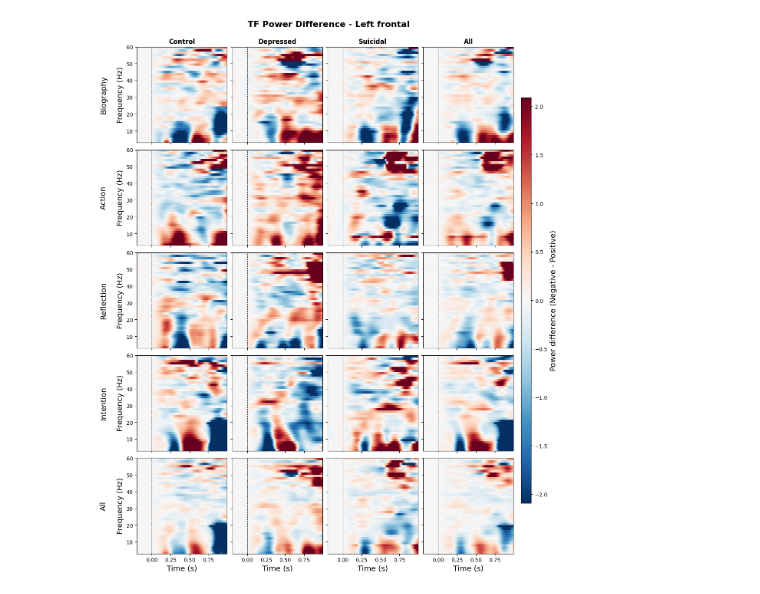
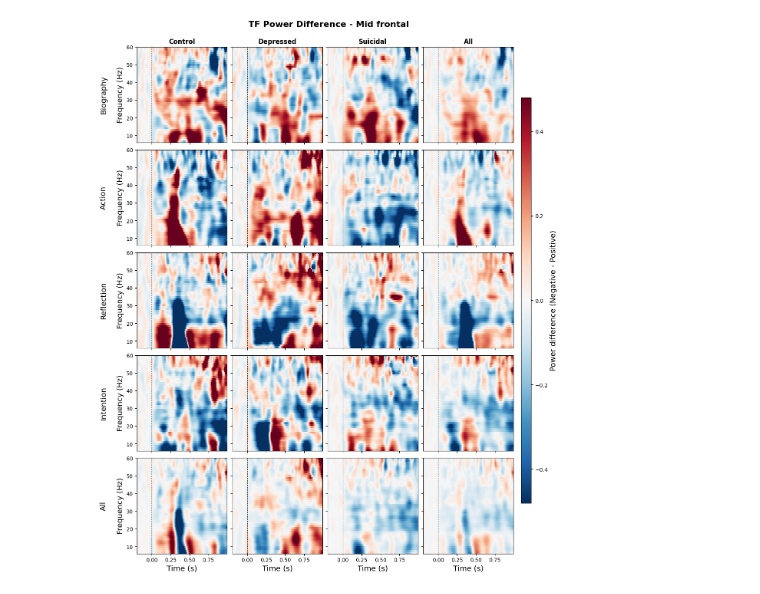
Before and after one commit to lyricists/TFdecoding, a Jupyter notebook: TFplot.ipynb, the cells around one changed output. Saved outputs shown, nothing was run; the diff lists cells and outputs as text; code cells hidden in the pictures.

```diff
--- a/TFplot.ipynb
+++ b/TFplot.ipynb
@@ -32,7 +32,8 @@ group_indices = {
 # Parameters
 # ============================================================
 sfreq = 250
-freqs = np.logspace(np.log10(3), np.log10(60), 40)
+# freqs = np.logspace(np.log10(3), np.log10(60), 40)
+freqs = np.logspace(np.log10(6), np.log10(60), 50)
 
 tmin, tmax = -0.2, 1.0
 times = np.arange(int(np.round(tmin * sfreq)), int(np.round(tmax * sfreq))) / sfreq
@@ -61,8 +62,11 @@ def plot_trf_diff_grid(
     group_indices,
     channel_names=None,
     cmap="RdBu_r",
-    robust_percentile=98,
+    robust_percentile=95,
     figsize=(12, 14),
+    save="n",
+    save_path=None,
+    dpi=300,
 ):
     """
     Plot 5 x 4 TF difference maps (negative - positive).
@@ -97,7 +101,7 @@ def plot_trf_diff_grid(
     # --------------------------------------------------------
     # Shared symmetric color scale
     # --------------------------------------------------------
-    vmax = np.percentile(np.abs(all_diff_values), 95)
+    vmax = np.percentile(np.abs(all_diff_values), robust_percentile)
     vmin = -vmax
 
     # --------------------------------------------------------
@@ -156,16 +160,34 @@ def plot_trf_diff_grid(
     )
     fig.suptitle(title, fontsize=16, fontweight="bold", y=1.03)
 
+    # --------------------------------------------------------
+    # Save figure
+    # --------------------------------------------------------
+    if save.lower() == "y":
+
+        if save_path is None:
+
+            channel_label = (
+                channel_names[channel].replace(" ", "_")
+                if channel_names
+                else f"ch_{channel}"
+            )
+
+            save_path = f"TF_diff_{channel_label}.png"
+
+        fig.savefig(save_path, dpi=dpi, bbox_inches="tight")
+        print(f"Figure saved to: {save_path}")
+
     plt.show()
 # %%
 plot_trf_diff_grid(
     data=results,
     time=times,
     freqs=freqs,
-    channel=0,
+    channel=1,
     toi_names=toi_names,
     group_indices=group_indices,
     channel_names=channel_names,
 )
 # %% [output]
-[figure, old version]
+[figure, new version]
```
